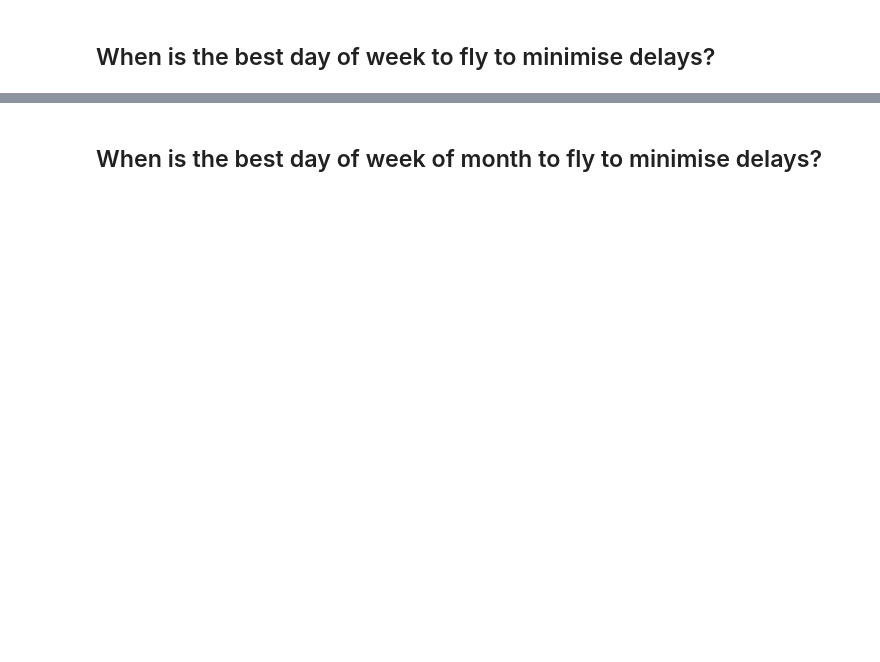
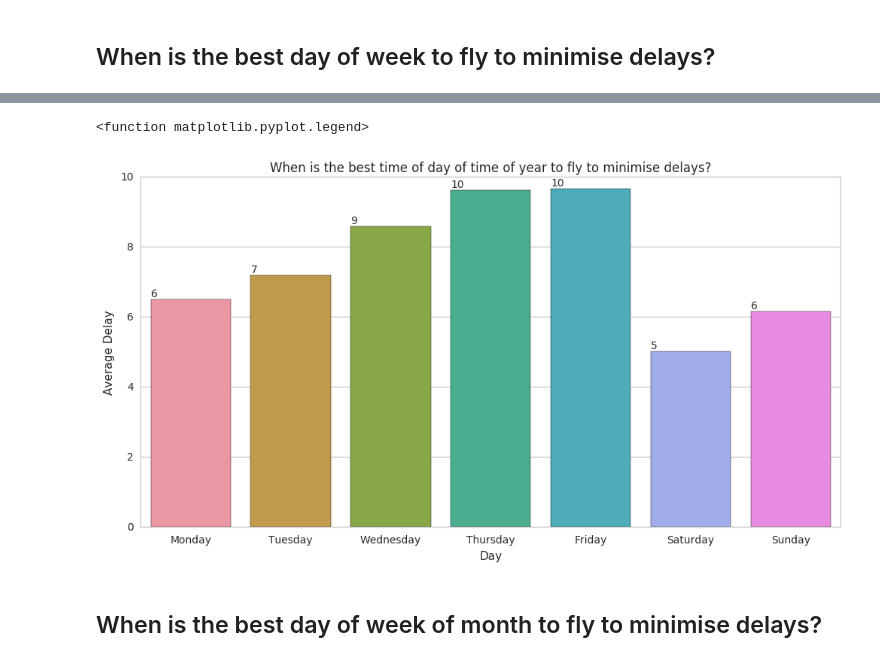
Before and after one commit to helena-bond/sparkassandra-dockerized, a Jupyter notebook: platform/notebook/DataProcessing_cluster.ipynb, the cells around one changed output, grey strips where cells are left out. Cells and saved outputs as stored; diff of their text form; code cells hidden in the pictures; blank space fills up the shorter version.

```diff
--- a/platform/notebook/DataProcessing_cluster.ipynb
+++ b/platform/notebook/DataProcessing_cluster.ipynb
@@ -25,6 +28,6 @@ conf.set("spark.cassandra.connection.host",CASSANDRA_IP)
 # %%
 # Init Spark Context
-sc = pyspark.SparkContext('spark://10.0.1.2:7077', conf = conf)
+sc = pyspark.SparkContext('spark://10.0.0.2:7077', conf = conf)
 # %%
 # Init Spark SQL Context
 sql_ctx = SQLContext(sc)
@@ -32,5 +35,6 @@ sql_ctx = SQLContext(sc)
 ## Load Flight Data from Cassandra (us_flights table)
 # %%
 flights_df = sql_ctx.read.format("org.apache.spark.sql.cassandra").options(table="us_flights", keyspace=KEYSPACE).load()
+flights_df = flights_df.dropna()
 # %%
 flights_df.printSchema()
@@ -81 +120,3 @@ df_minimise_delays_weekday = df_minimise_delays_weekday.withColumn("DAY_OF_WEEK"
+# %%
+df_minimise_delays_weekday_pd["DAY_OF_WEEK"] = df_minimise_delays_weekday_pd.dayofweek.apply(convert_day_of_week)
 # %%
@@ -83,15 +133,16 @@ df_minimise_delays_weekday[["DAY_OF_WEEK", "AVG_DELAY_ARR"]].show()
 # %%
 sns.set_style('whitegrid')
-df_minimise_delays_weekday_pd = df_minimise_delays_weekday.toPandas()
-
-plt.figure(figsize=(30,8))
+plt.figure(figsize=(12,6))
 ax = sns.barplot(x='DAY_OF_WEEK', y='AVG_DELAY_ARR', data=df_minimise_delays_weekday_pd)
 for p in ax.patches:
     height = p.get_height()
-    ax.text(p.get_x(), height+ 0.25, '%1.00f'%p.get_height())
+    ax.text(p.get_x(), height+ 0.08, '%1.00f'%p.get_height())
 plt.title('When is the best time of day of time of year to fly to minimise delays?')
 plt.xlabel('Day')
 plt.ylabel('Average Delay')
 plt.legend
+# %% [output]
+<function matplotlib.pyplot.legend>
+[figure, added]
 # %% [markdown]
 ## When is the best day of week of month to fly to minimise delays?
```
Also changed, not shown: parts of 16 cells of this notebook, 2 other files.
